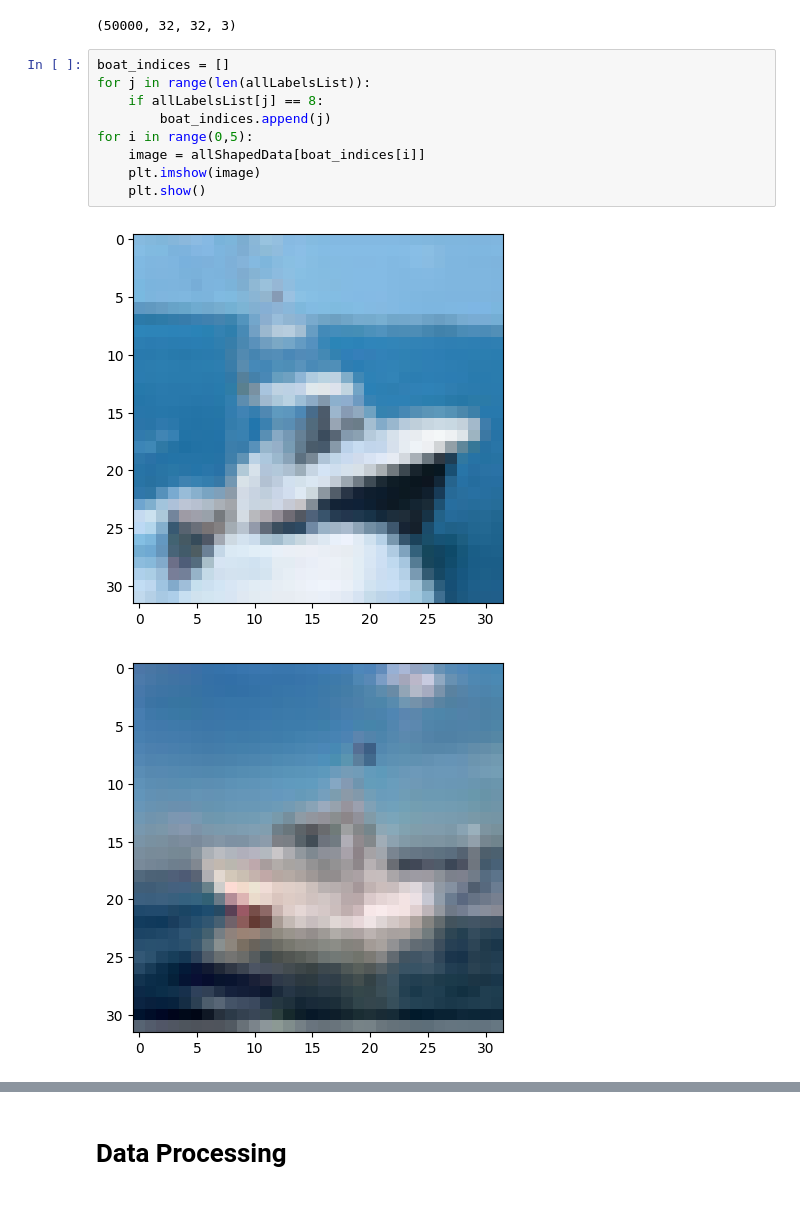
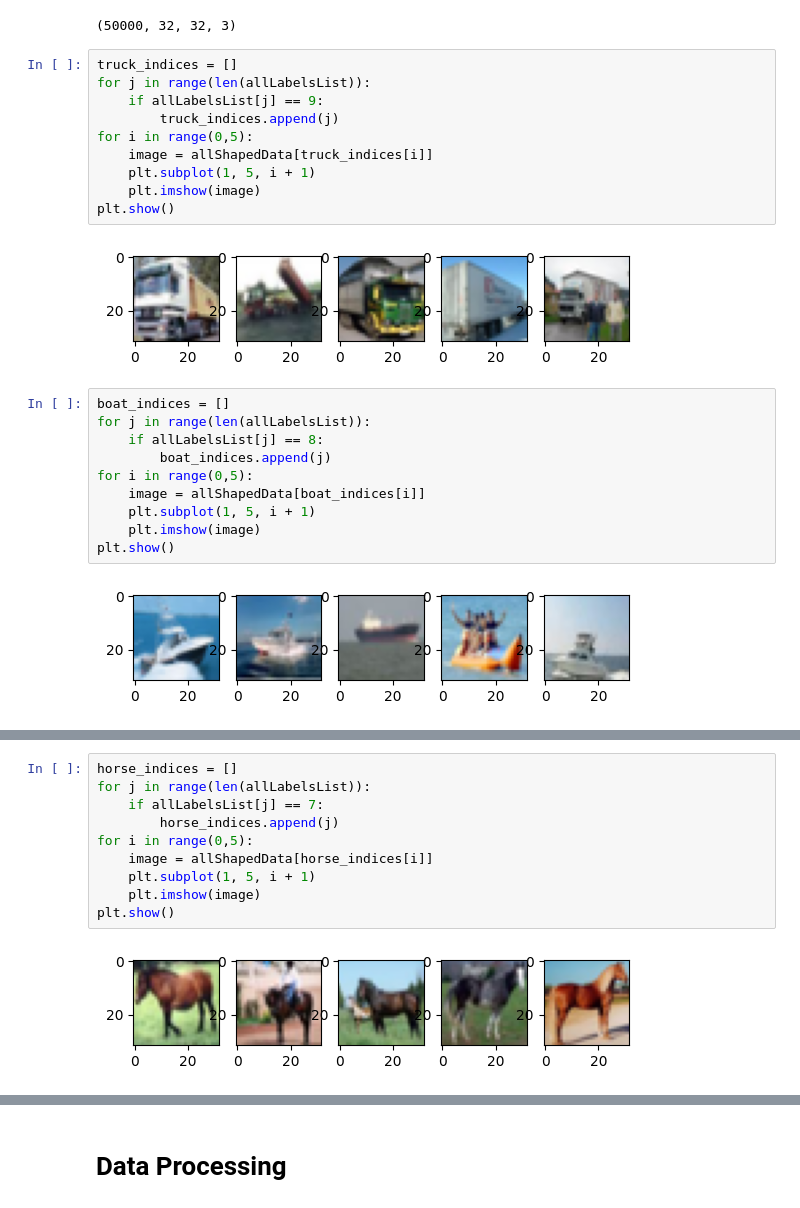
Before and after one commit to Daniel-Pahl/2022-Phase-3, a Jupyter notebook: data-science/skeleton-code/make-model.ipynb, the cells around one changed output, grey strips where cells are left out. Drawn from its saved outputs; the diff is of its cells as text.

Commit message:
ml image process + recognition

```diff
--- a/data-science/skeleton-code/make-model.ipynb
+++ b/data-science/skeleton-code/make-model.ipynb
@@ -69,15 +71,27 @@ allShapedData = allDataList.reshape(len(allDataList),3,32,32).transpose(0,2,3,1)
 allShapedData.shape
 # %% [output]
 (50000, 32, 32, 3)
+# %%
+truck_indices = []
+for j in range(len(allLabelsList)):
+    if allLabelsList[j] == 9:
+        truck_indices.append(j)
+for i in range(0,5):
+    image = allShapedData[truck_indices[i]]
+    plt.subplot(1, 5, i + 1)
+    plt.imshow(image)
+plt.show()
+# %% [output]
+[figure, added]
 # %%
 boat_indices = []
 for j in range(len(allLabelsList)):
     if allLabelsList[j] == 8:
         boat_indices.append(j)
 for i in range(0,5):
     image = allShapedData[boat_indices[i]]
+    plt.subplot(1, 5, i + 1)
     plt.imshow(image)
-    plt.show()
+plt.show()
 # %% [output]
-[figure, old version]
+[figure, new version]
-[figure, removed]
@@ -86,0 +98,12 @@ for i in range(0,5):
+# %%
+horse_indices = []
+for j in range(len(allLabelsList)):
+    if allLabelsList[j] == 7:
+        horse_indices.append(j)
+for i in range(0,5):
+    image = allShapedData[horse_indices[i]]
+    plt.subplot(1, 5, i + 1)
+    plt.imshow(image)
+plt.show()
+# %% [output]
+[figure, added]
```
Also changed, not shown: parts of 16 cells of this notebook.
